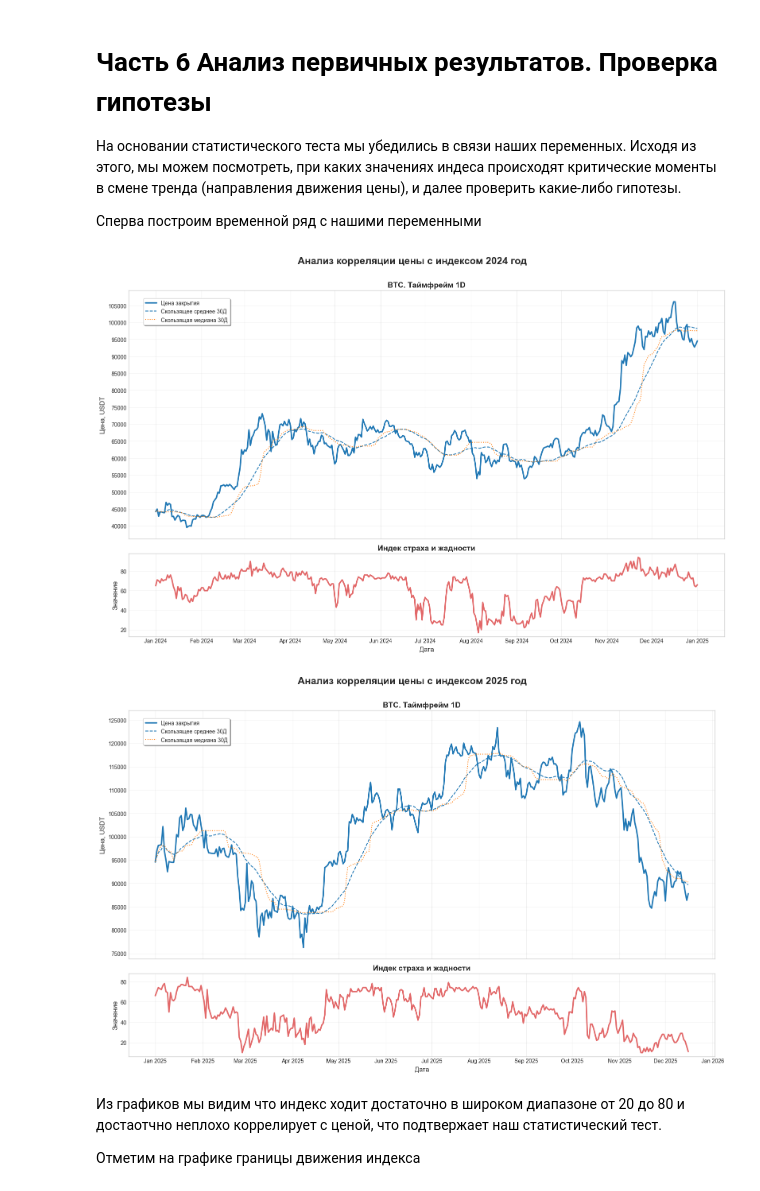
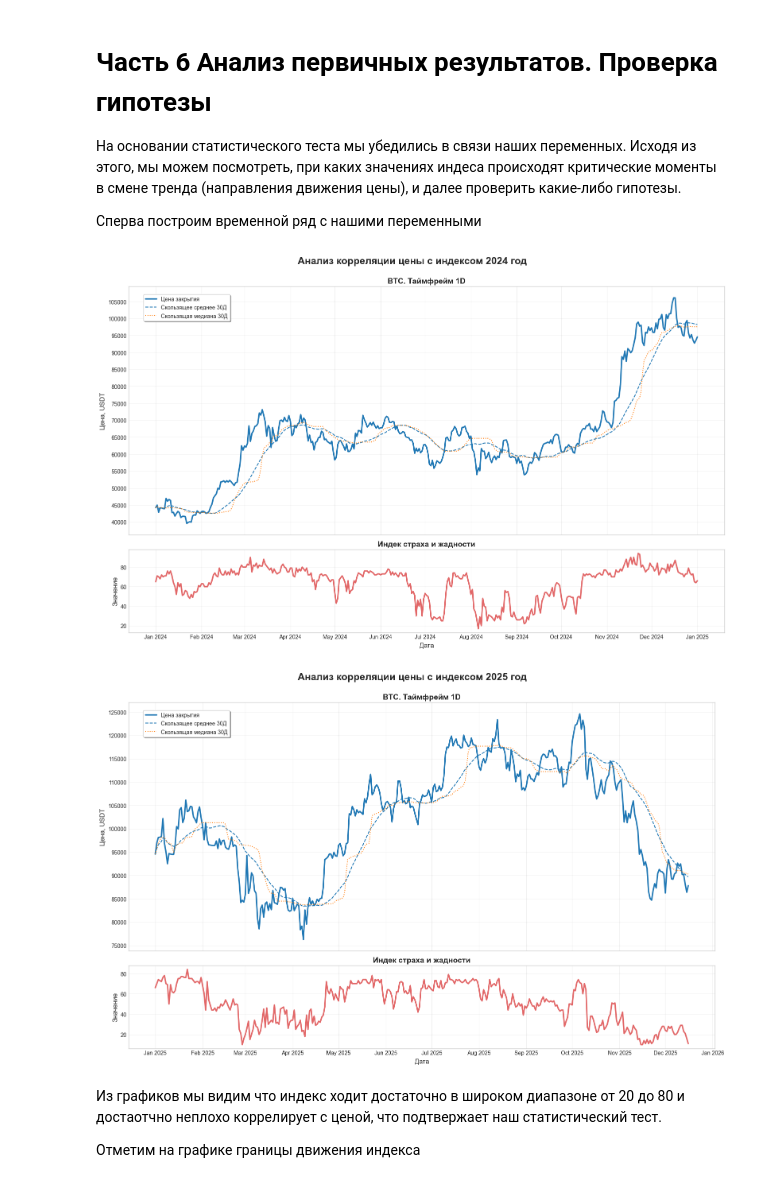
Before and after one commit to Sokolov57/BTC_Fear_Greed_Analysis, a Jupyter notebook: test_api.ipynb, the cells around one changed output. Drawn from its saved outputs; the diff is of its cells as text; code cells hidden in the pictures.

```diff
--- a/test_api.ipynb
+++ b/test_api.ipynb
@@ -415,36 +415,36 @@ def global_plot(data: pd.DataFrame, index_lines: dict = None, periods: list = No
             linewidth=2.5, label='Индекс')
     ax2.set_title('Индек страха и жадности', fontsize=14,
                 fontweight='bold')
     ax2.set_ylabel('Значение', fontsize=12)
     ax2.set_xlabel('Дата', fontsize=12)
 
     if index_lines:
         for y, params in index_lines.items():
             ax2.axhline(
                 y=y,
                 color=params.get('color', 'purple'),
                 linestyle=params.get('linestyle', ':'),
                 linewidth=params.get('linewidth', 1.5),
                 label=params.get('label', f'Уровень {y}')
             )
 
     ax2.grid(True, alpha=0.3)
 
 
 
     fig.suptitle(
         f'Анализ корреляции цены с индексом {data.index[0].strftime('%Y')} год',
         fontsize=18, fontweight='bold',
-        y = 1.01
+        y = 1
     )
     plt.tight_layout()
     plt.show()
 
 total_plot_2024 = global_plot(total_2024)
 total_plot_2025 = global_plot(total_2025)
 # %% [output]
-[figure, old version]
+[figure, new version]
-[figure, old version]
+[figure, new version]
 # %% [markdown]
 Из графиков мы видим что индекс ходит достаточно в широком диапазоне от 20 до 80 и достаотчно неплохо коррелирует с ценой, что подтвержает наш статистический тест.
 
```
Also changed, not shown: parts of 17 cells of this notebook.
